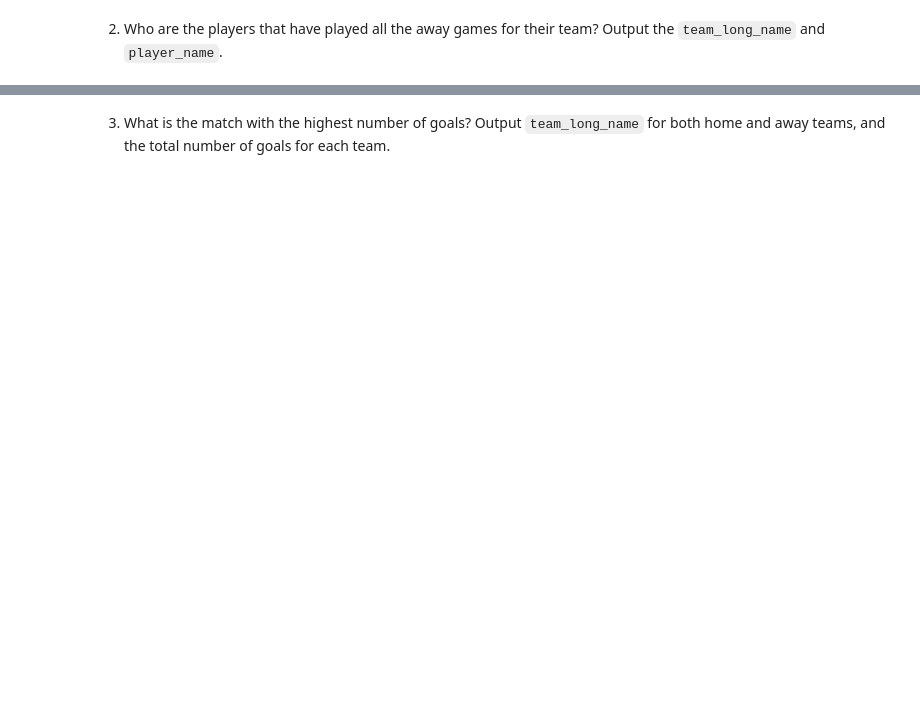
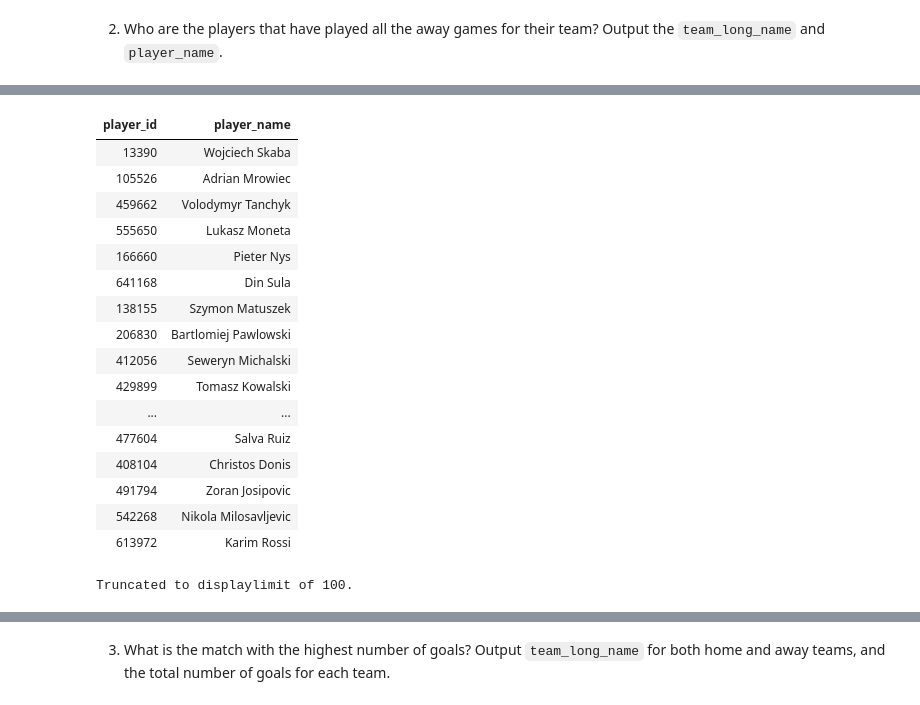
Before and after one commit to anajfalfa/sibd-24, a Jupyter notebook: P2/15-p2-project.ipynb, the cells around one changed output, grey strips where cells are left out. Saved outputs shown, nothing was run; the diff lists cells and outputs as text; code cells hidden in the pictures; blank space fills up the shorter version.

```diff
--- a/P2/15-p2-project.ipynb
+++ b/P2/15-p2-project.ipynb
@@ -561,4 +559,44 @@ where gp.games_player = gt.total_games_team and player_id = player.player_api_id
 Truncated to displaylimit of 100.
+# %%
+%%sql psql
+-- podemos colocar mais colunas na tabela match_player?
+
+SELECT gp.player_id, player_name, team_long_name --player.player_name
+from (
+    SELECT away_team_api_id, player_id, count(away_team_api_id) as games_player
+    from match, match_player mp
+    where mp.team_id = away_team_api_id
+    group by away_team_api_id, player_id
+    order by away_team_api_id) gp
+    JOIN (
+    SELECT
+        m.away_team_api_id,
+        COUNT(*) AS total_games_team
+    FROM
+        match m
+    GROUP BY
+        m.away_team_api_id
+) gt ON gp.away_team_api_id = gt.away_team_api_id, player
+where gp.games_player = gt.total_games_team and player_id = player.player_api_id
+# %% [output]
+| player_id | player_name |
+| 13390 | Wojciech Skaba |
+| 105526 | Adrian Mrowiec |
+| 459662 | Volodymyr Tanchyk |
+| 555650 | Lukasz Moneta |
+| 166660 | Pieter Nys |
+| 641168 | Din Sula |
+| 138155 | Szymon Matuszek |
+| 206830 | Bartlomiej Pawlowski |
+| 412056 | Seweryn Michalski |
+| 429899 | Tomasz Kowalski |
+| ... | ... |
+| 477604 | Salva Ruiz |
+| 408104 | Christos Donis |
+| 491794 | Zoran Josipovic |
+| 542268 | Nikola Milosavljevic |
+| 613972 | Karim Rossi |
+Truncated to displaylimit of 100.
 # %%
 %%sql psql
 
```
Also changed, not shown: parts of 17 cells of this notebook.
